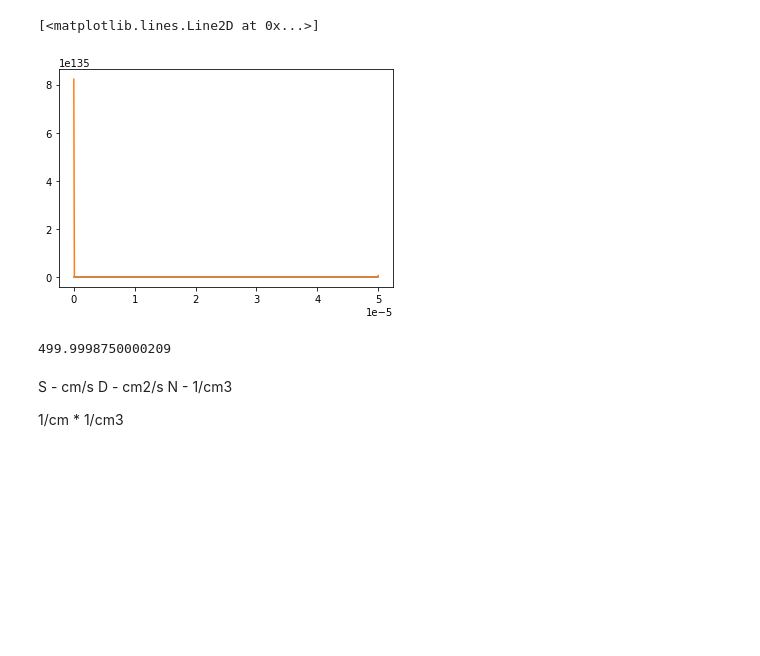
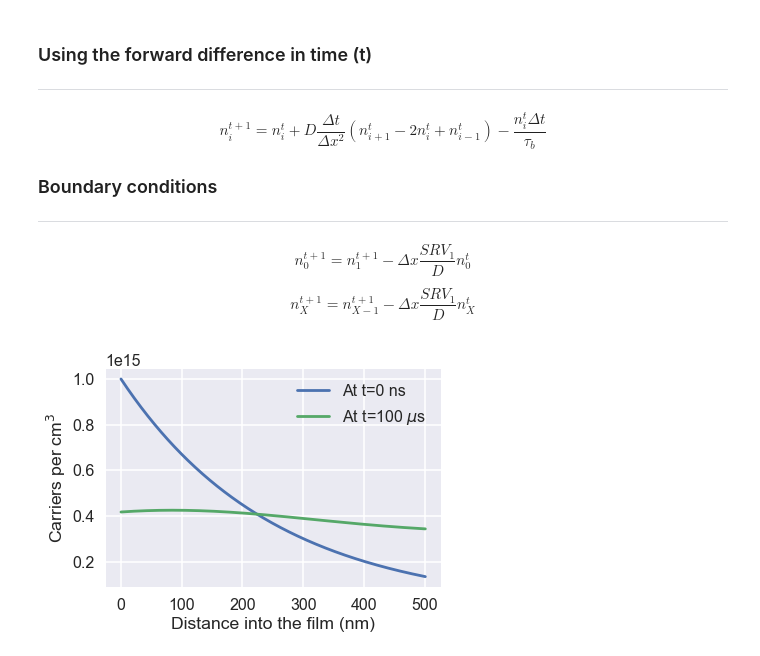
Before and after one commit to SarthakJariwala/SRV-simulations, a Jupyter notebook: FEM from scratch.ipynb, the cells around one changed output. Cells and saved outputs as stored; diff of their text form; code cells hidden in the pictures; blank space fills up the shorter version.

```diff
--- a/FEM from scratch.ipynb
+++ b/FEM from scratch.ipynb
@@ -30,43 +68,49 @@ plt.plot(np.linspace(0, 2, nx), u);
+# %% [markdown]
+### Using the forward difference in time (t)
+
+---
+
+$$ n^{t+1}_i =  n^{t}_i + D \frac{\Delta t}{\Delta x^2} (n_{i+1}^t - 2n_i^t + n_{i-1}^t) - \frac{n_i^t \Delta t}{\tau _b} $$
+
+### Boundary conditions
+---
+
+$$ n_{0}^{t+1} = n_1^{t+1} - \Delta x \frac{SRV_1}{D}n_0^{t} $$
+
+$$ n_{X}^{t+1} = n_{X-1}^{t+1} - \Delta x \frac{SRV_1}{D}n_X^{t} $$
 # %%
-nx = 500
+nx = 501
 dx = 2 / (nx - 1)
-nt = 20    # the number of timesteps we want to calculate
-D = 0.9   # Diffusivity in cm2/s
-sigma = .2 # sigma is a parameter, we'll learn more about it later
-dt = sigma * dx**2 / D # dt is defined using sigma ... more later!
 
-S1 = 1e6 # SRV1 in cm/s
-S2 = 1e6 # SRV2 in cm/s
-tau_b = 8e-6 # bulk lifetime in seconds
+nt = 100_000 # the number of timesteps we want to calculate (in ns)
 
-x_ = np.linspace(0, 500e-7, nx)
-N = (1e15) * np.exp(-x_ / 100e-7) # in carriers/cm3
+D = 0.9 * (1e14/1e9)  # Diffusivity in cm2/s converted to nm2/ns
 
-# N = np.zeros((nx))
-# N[0] = 1e15
+sigma = .5
+dt = sigma * dx**2 / D # dt is defined using sigma
 
-# initial condition
-plt.plot(x_, N)
+S1 = 1e6 * (1e7/1e9) # SRV1 in cm/s converted to nm/ns
+S2 = 1e6 * (1e7/1e9) # SRV2 in cm/s converted to nm/ns
 
-for t in range(nt):
-    un = N.copy() ##copy the existing values of N into un
-    N[1:-1] = un[1:-1] + D * dt / dx**2 * (un[2:] - 2 * un[1:-1] + un[:-2]) - un[1:-1] / tau_b
+tau_b = 8_000 # bulk lifetime in nano-seconds
 
-    N[0] = (S1 / D) * un[0]
-    N[-1] = -(S2 / D) * un[-1]
 
-plt.plot(x_, N)
+"""Initial Condition"""
+x_ = np.linspace(0, 501, nx)
+N = (1e15) * np.exp(-x_ / 250) * ((1/1e7)**3) # in carriers/cm3 converted to carrierss/nm3
-# %% [output]
-[<matplotlib.lines.Line2D at 0x...>]
-[figure, removed]
-# %%
-N = 1 * np.exp(-x_ / 100) # in carriers/cm3
-N.sum()
-# %% [output]
-499.9998750000209
-# %% [markdown]
-S - cm/s
-D - cm2/s
-N - 1/cm3
-
-1/cm * 1/cm3
+# %%
+plt.figure(figsize=(6,4))
+plt.plot(x_, N/((1/1e7)**3), label="At t=0 ns")
+
+for t in range(nt):
+    un = N.copy() # copy the existing values of N into un
+    N[1:-1] = un[1:-1] + D * dt / dx**2 * (un[2:] - 2 * un[1:-1] + un[:-2]) - ((un[1:-1] * dt) / tau_b)
+    # Boundary conditions
+    N[0] = N[1] - dx * ((S1 / D) * un[0])
+    N[-1] = N[-2] - dx * ((S2 / D) * un[-1])
+
+plt.plot(x_, N/((1/1e7)**3), label=f"At t={int(nt/1e3)} $\mu$s")
+plt.xlabel("Distance into the film (nm)"); plt.ylabel("Carriers per cm$^{3}$")
+plt.legend();
+# %% [output]
+[figure, added]
```
Also changed, not shown: parts of 11 cells of this notebook.
